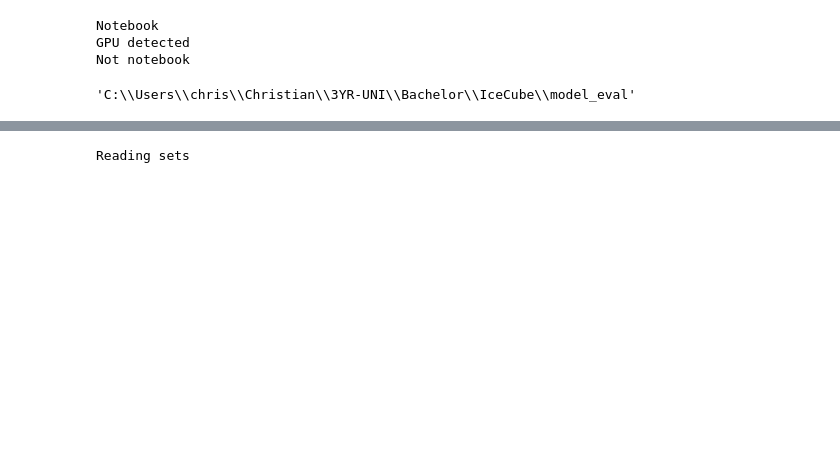
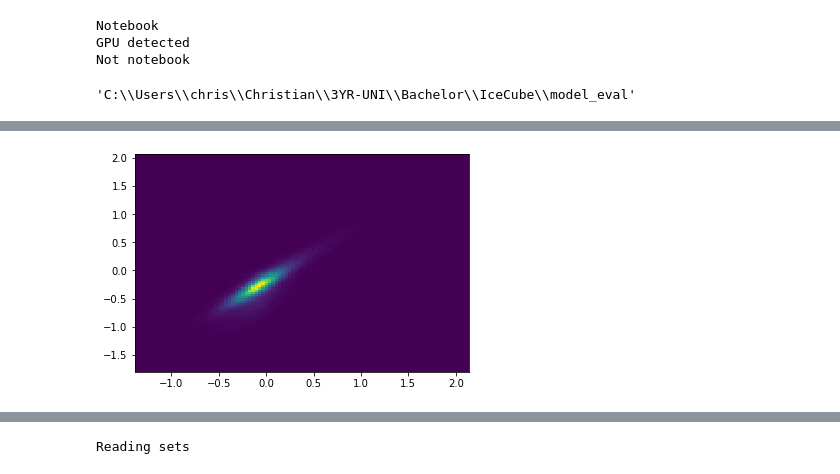
Before and after one commit to astrockragh/IceCube, a Jupyter notebook: model_eval/kappa_improvement.ipynb, the cells around one changed output, grey strips where cells are left out. Cells and saved outputs as stored; diff of their text form; code cells hidden in the pictures; blank space fills up the shorter version.

```diff
--- a/model_eval/kappa_improvement.ipynb
+++ b/model_eval/kappa_improvement.ipynb
@@ -94,0 +159,4 @@ reco1, true1=reco[mask], true[mask]
+# %%
+plt.hist2d(dfjv['energy_log10_res'], dfckj['energy_log10_res'], bins=100);
+# %% [output]
+[figure, added]
```
Also changed, not shown: parts of 53 cells of this notebook, 27 other files.
